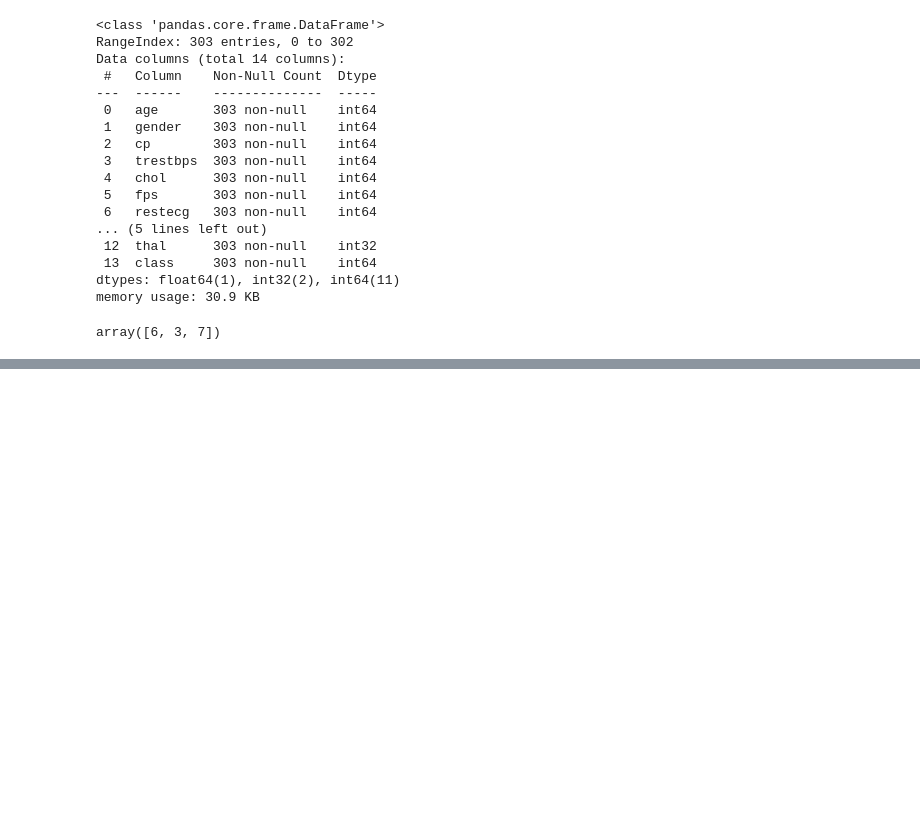
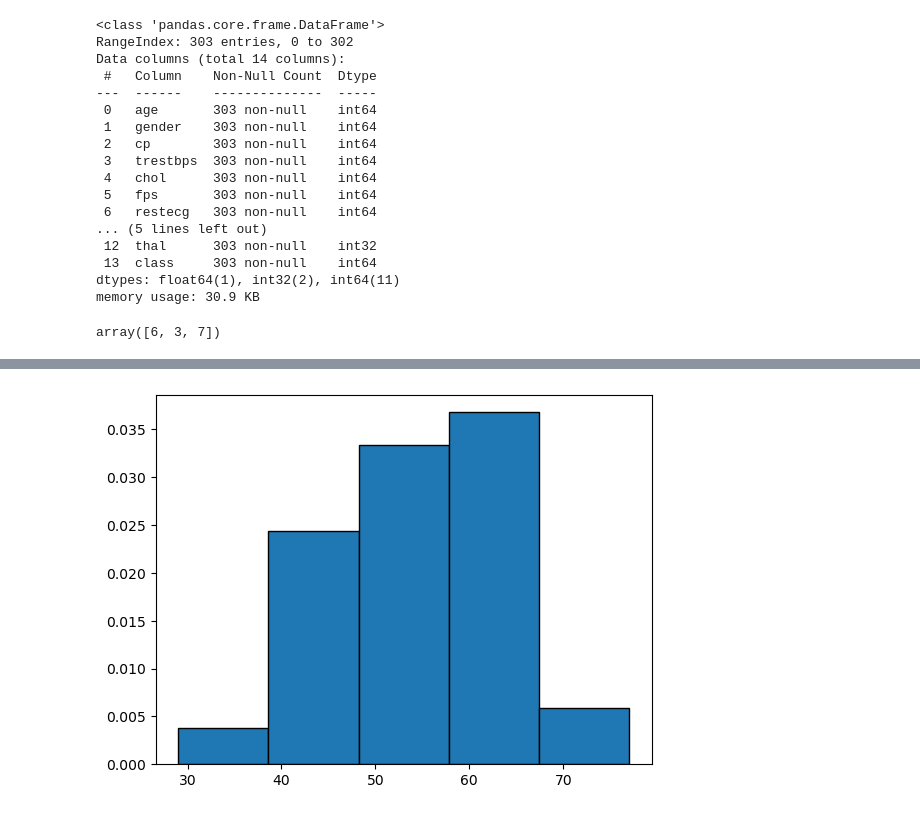
Before and after one commit to Narendra-bot07/COE, a Jupyter notebook: DA@.ipynb, the cells around one changed output, grey strips where cells are left out. Saved outputs shown, nothing was run; the diff lists cells and outputs as text; code cells hidden in the pictures; blank space fills up the shorter version.

```diff
--- a/DA@.ipynb
+++ b/DA@.ipynb
@@ -409,0 +446,5 @@ array([6, 3, 7])
+# %%
+plt.hist(df['age'],bins=5,density=True,edgecolor='black')
+plt.show()
+# %% [output]
+[figure, added]
```
Also changed, not shown: parts of 21 cells of this notebook.
